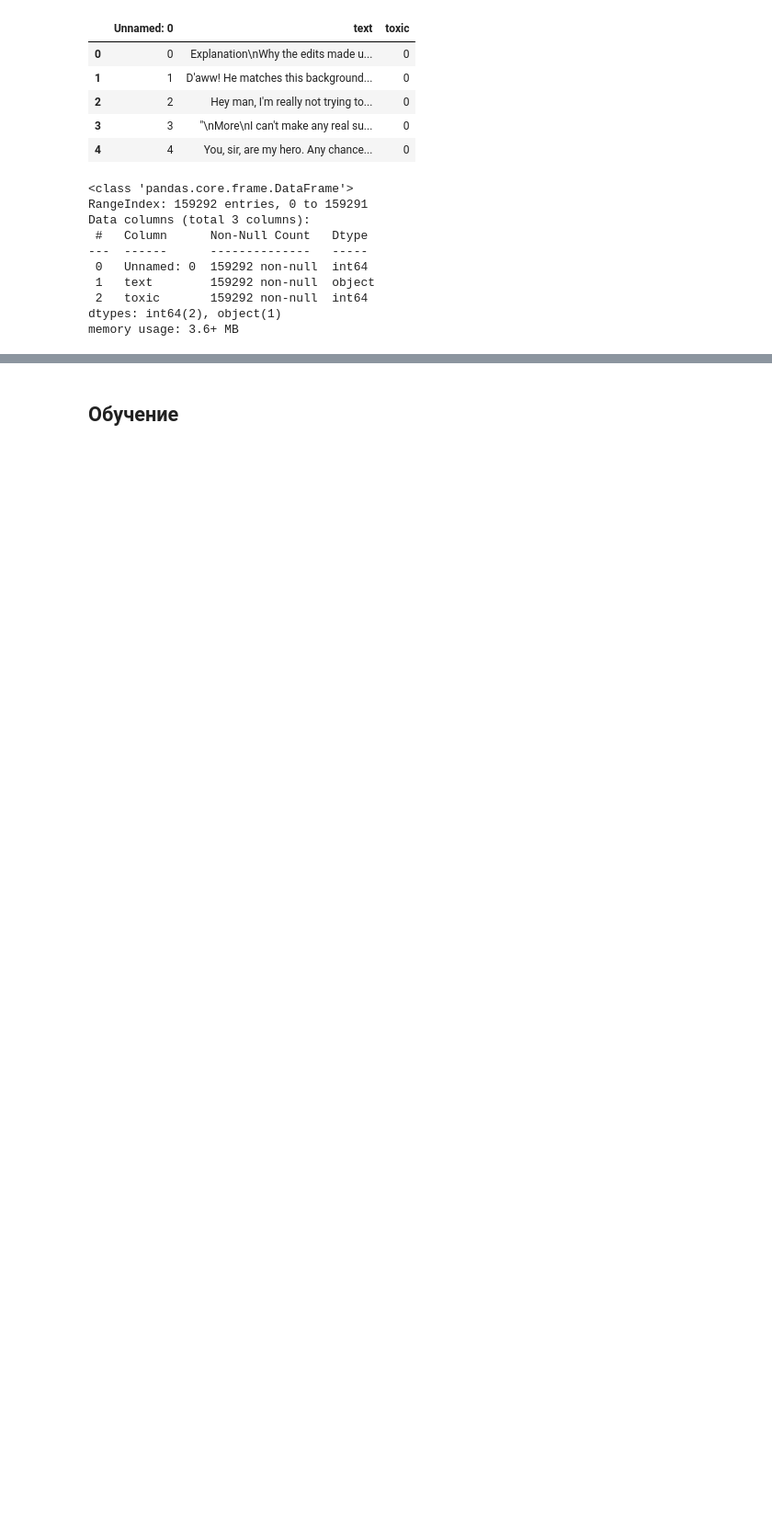
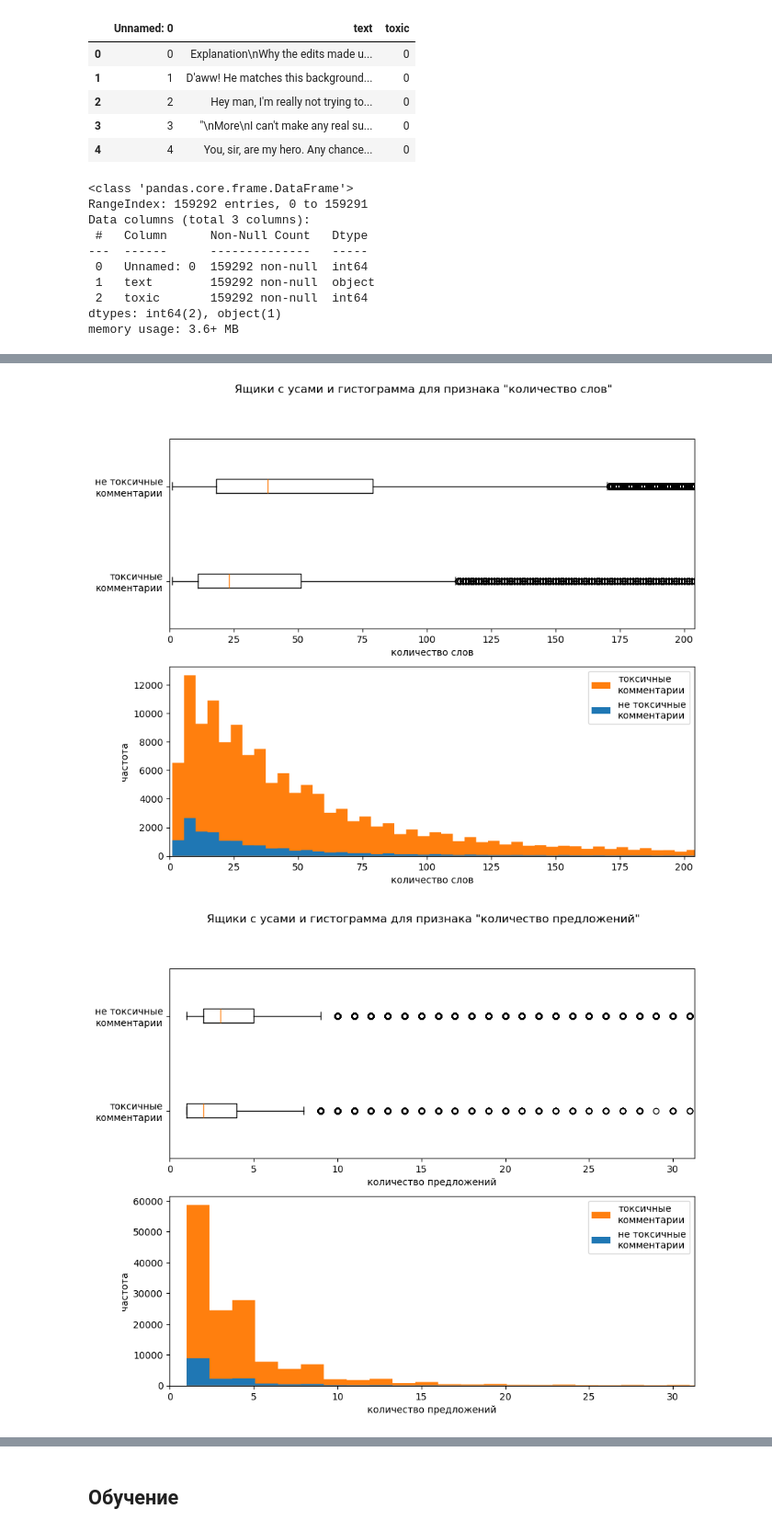
Before and after one commit to green-igor/wiki, a Jupyter notebook: wikiki.ipynb, the cells around one changed output, grey strips where cells are left out. Shown: that part at 92% size. Cells and saved outputs as stored; diff of their text form; code cells hidden in the pictures; blank space fills up the shorter version.

```diff
--- a/wikiki.ipynb
+++ b/wikiki.ipynb
@@ -294,0 +173,4 @@ X_train, X_test, y_train, y_test = train_test_split(
+# %%
+df['sent_count'] = df['text'].apply(lambda x: len(sents(x)))
+# %%
+df['len'] = df['text'].apply(lambda x: len(x))
@@ -294,0 +202,40 @@ X_train, X_test, y_train, y_test = train_test_split(
+# %%
+def distribution_plt(df_list, name, val_list, plt_xlim=1):
+
+    x_max = min([series.max() for series in df_list])* plt_xlim
+
+    fig, ax = plt.subplots(2,1,figsize=(10,8))
+    ax[0].boxplot([df for df in df_list], vert=False)
+
+    ax[0].set_yticklabels(val_list)
+    ax[0].set_xlabel(name)
+    ax[0].set_xlim([0, x_max])
+
+    ax[1].hist([df for df in df_list], histtype='stepfilled', bins=500)
+    ax[1].set_ylabel('частота')
+    ax[1].set_xlabel(name)
+    ax[1].set_xlim([0, x_max])
+
+
+    plt.suptitle(f'Ящики с усами и гистограмма для признака "{name}"')
+    plt.legend(val_list);
+    #plt.xlim((0,x_max))
+# %%
+name_dict = {'word_count' : 'количество слов',
+ 'sent_count' : 'количество предложений',
+ 'len' : 'количество символов'}
+# %%
+for col in ['word_count', 'sent_count', 'len']:
+
+    distribution_plt(
+
+        [df[df['toxic']==1][col], df[df['toxic']==0][col]],
+
+        name_dict[col],
+
+        ['токсичные\nкомментарии', 'не токсичные\nкомментарии'],
+
+        0.1)
+# %% [output]
+[figure, added]
+[figure, added]
```
Also changed, not shown: parts of 186 cells of this notebook.
